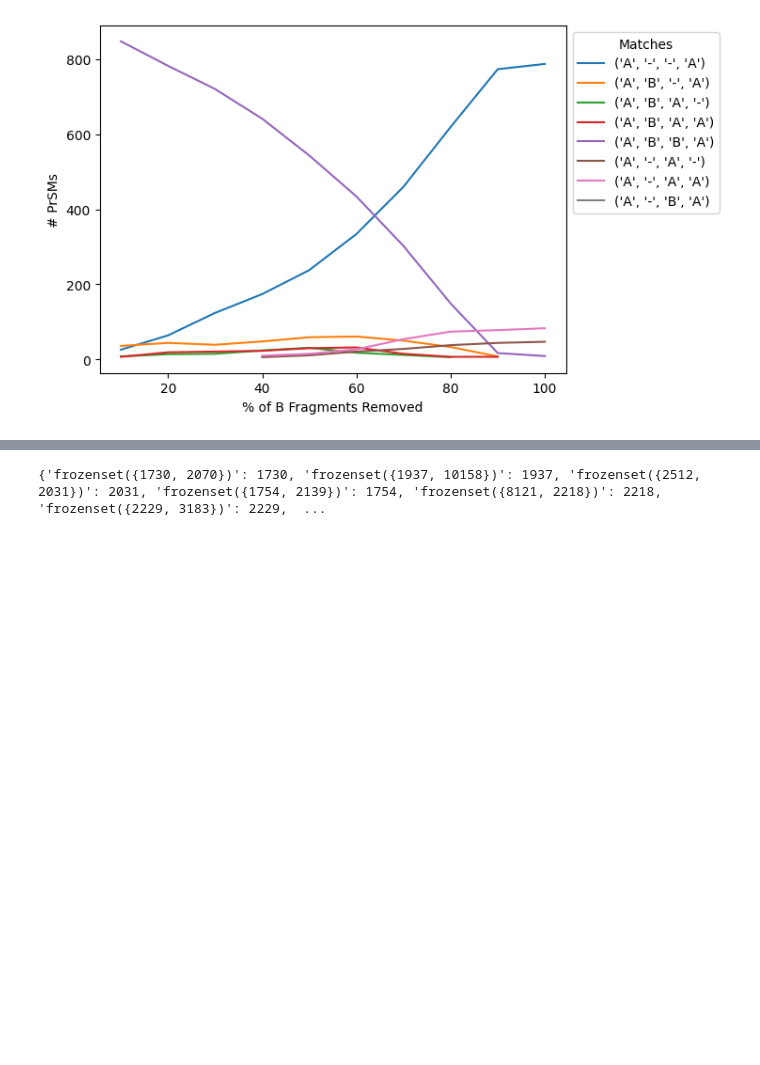
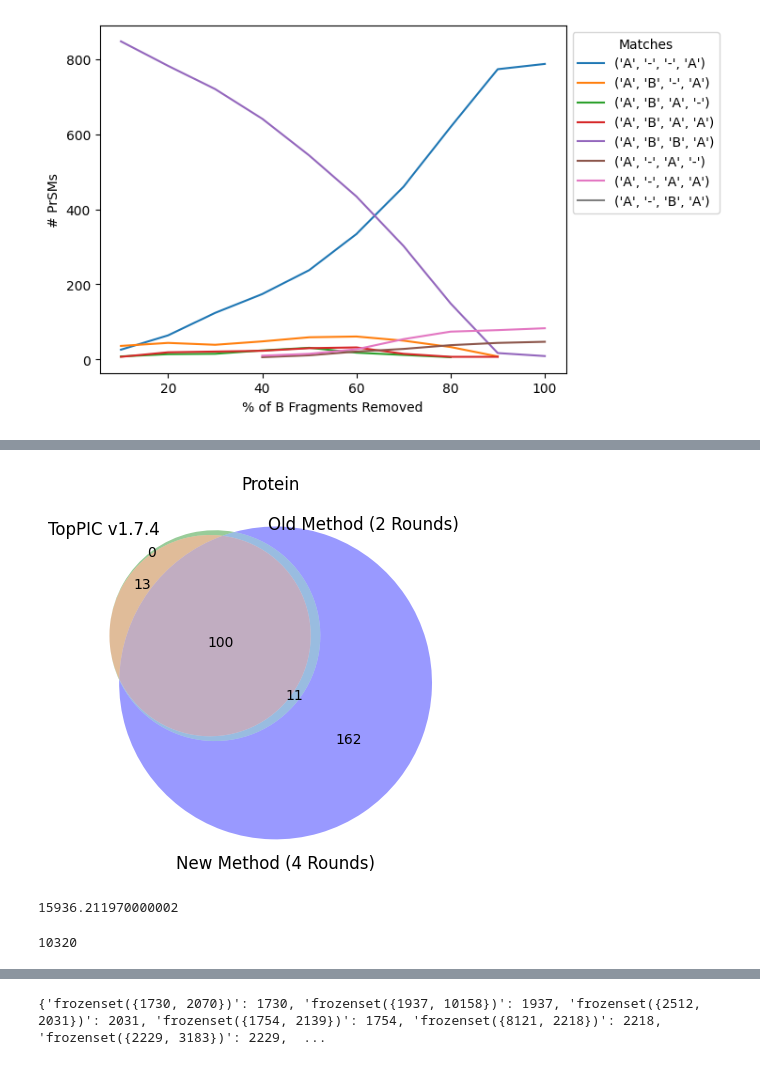
Before and after one commit to todanielwang/TopMPI, a Jupyter notebook: notebook.ipynb, the cells around one changed output, grey strips where cells are left out. Drawn from its saved outputs; the diff is of its cells as text; code cells hidden in the pictures; blank space fills up the shorter version.

```diff
--- a/notebook.ipynb
+++ b/notebook.ipynb
@@ -798,0 +942,44 @@ plt.close()
+# %%
+import matplotlib.pyplot as plt
+from matplotlib_venn import venn2
+from matplotlib_venn import venn3
+import itertools
+
+venn3(subsets = (0, 0, 13, 162, 0, 11, 100), set_labels = ('TopPIC v1.7.4', 'Old Method (2 Rounds)', "New Method (4 Rounds)"))
+plt.title("Protein")
+
+plt.savefig("Protein", dpi=300)
+# %% [output]
+[figure, added]
+# %%
+import read_msalign
+
+refernencealign = read_msalign.read_spec_file("/home/daniel/Desktop/datafiles/RealData/ecoli/DDA/20231215_ecoli_400ng/20231215_ecoli_400ng_daniel_1_ms2.msalign")
+
+referenceDict = {}
+for spec in refernencealign:
+    referenceDict[str(spec.header.spec_scan)] = spec
+
+
+
+spec_list = read_msalign.read_spec_file("/home/daniel/Desktop/datafiles/RealData/ecoli/DDA/20231215_ecoli_400ng/noisetest/dataset2/0/20231215_ecoli_400ng_daniel_1_ms2.msalign")
+
+maxdiff = 0
+for spec in spec_list:
+    basescan = str(spec.header.spec_scan)
+    noisescan = str(spec.header.title)
+    massdiff = float(referenceDict[basescan].header.pre_mass_list[0]) - float(referenceDict[noisescan].header.pre_mass_list[0])
+    if massdiff > maxdiff:
+        maxdiff = massdiff
+
+print(maxdiff)
+# %% [output]
+15936.211970000002
+# %%
+import read_msalign
+
+spec_list = read_msalign.read_spec_file("/home/daniel/Desktop/datafiles/RealData/ecoli/DDA/20231215_ecoli_400ng/Multiplex/A_ms2.msalign")
+
+print(len(spec_list))
+# %% [output]
+10320
```
Also changed, not shown: parts of 10 cells of this notebook, 21 other files.
